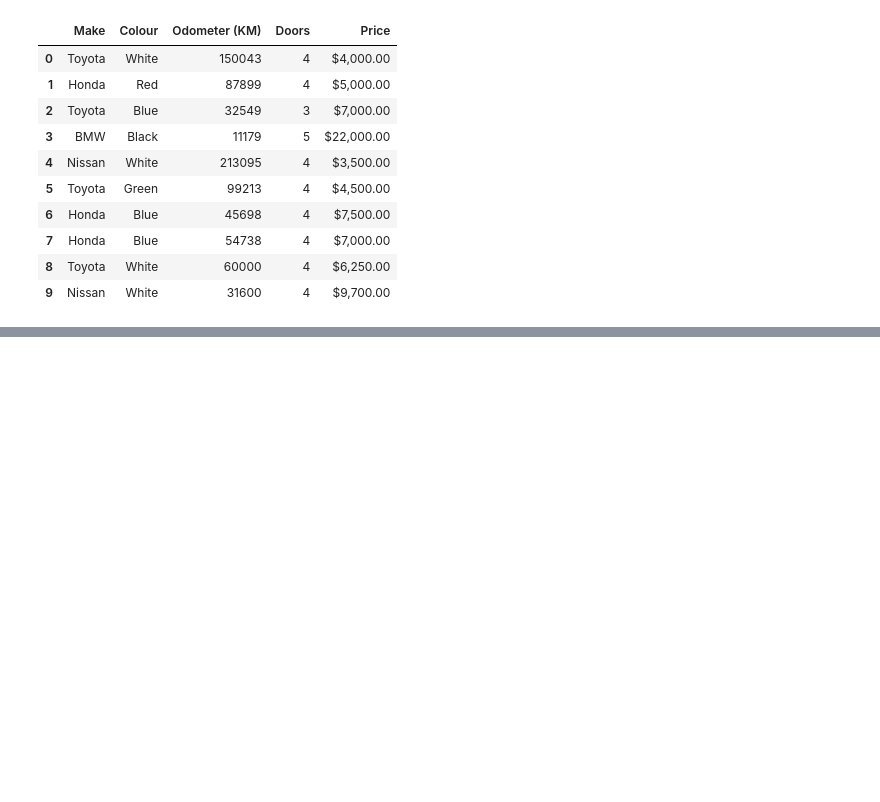
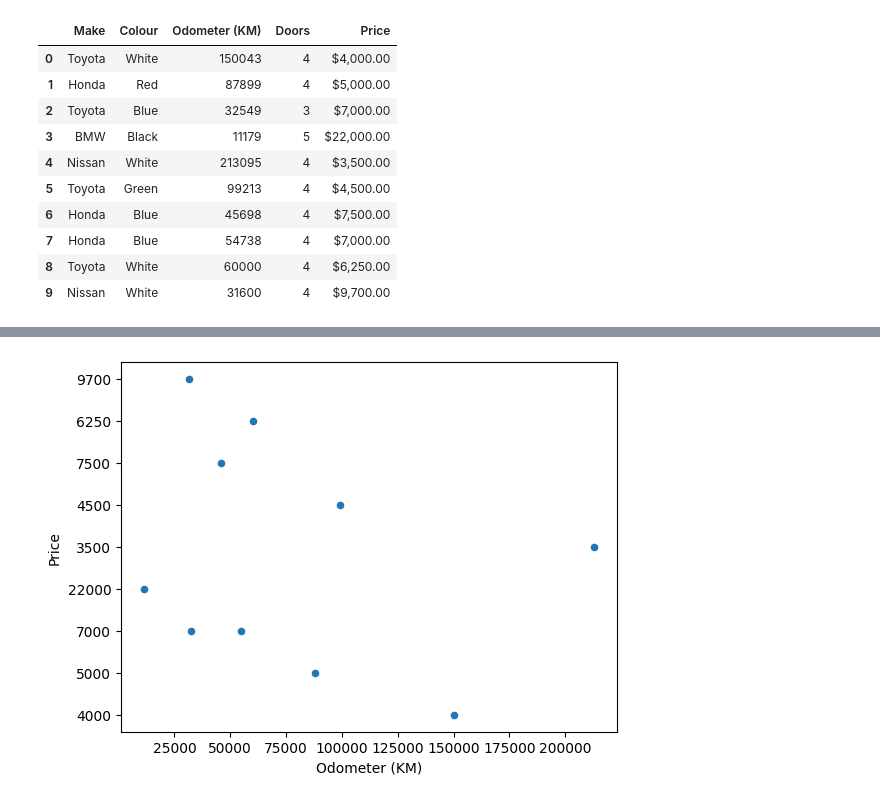
Before and after one commit to ParasKore2003/Machine-Learning, a Jupyter notebook: Practice/Matplotlib/Introduction_to_Matplotlib.ipynb, the cells around one changed output, grey strips where cells are left out. Cells and saved outputs as stored; diff of their text form; code cells hidden in the pictures; blank space fills up the shorter version.

```diff
--- a/Practice/Matplotlib/Introduction_to_Matplotlib.ipynb
+++ b/Practice/Matplotlib/Introduction_to_Matplotlib.ipynb
@@ -210,0 +270,4 @@ car_Sales
+# %%
+car_Sales.plot(x='Odometer (KM)', y="Price", kind='scatter');
+# %% [output]
+[figure, added]
```
Also changed, not shown: parts of 31 cells of this notebook, 1 other file.
